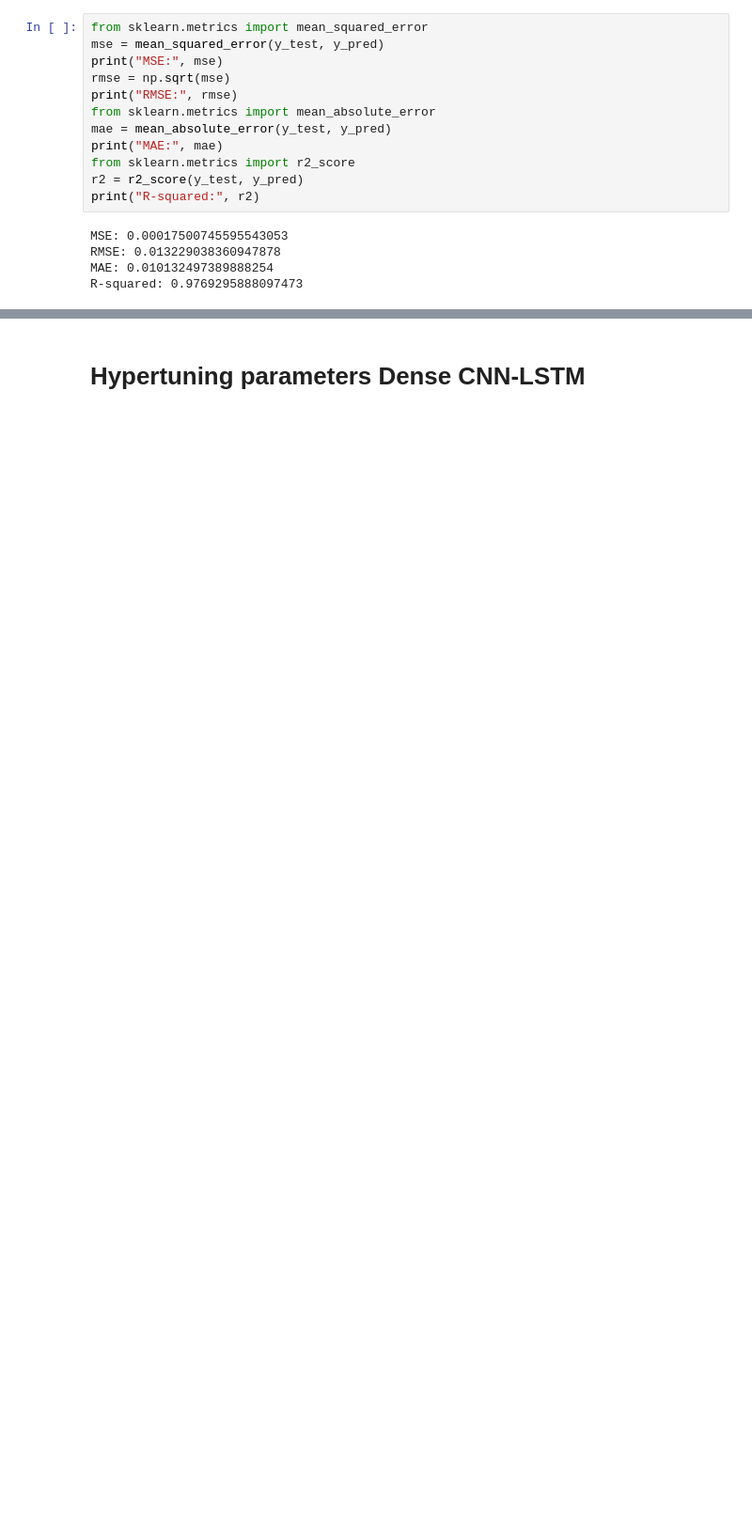
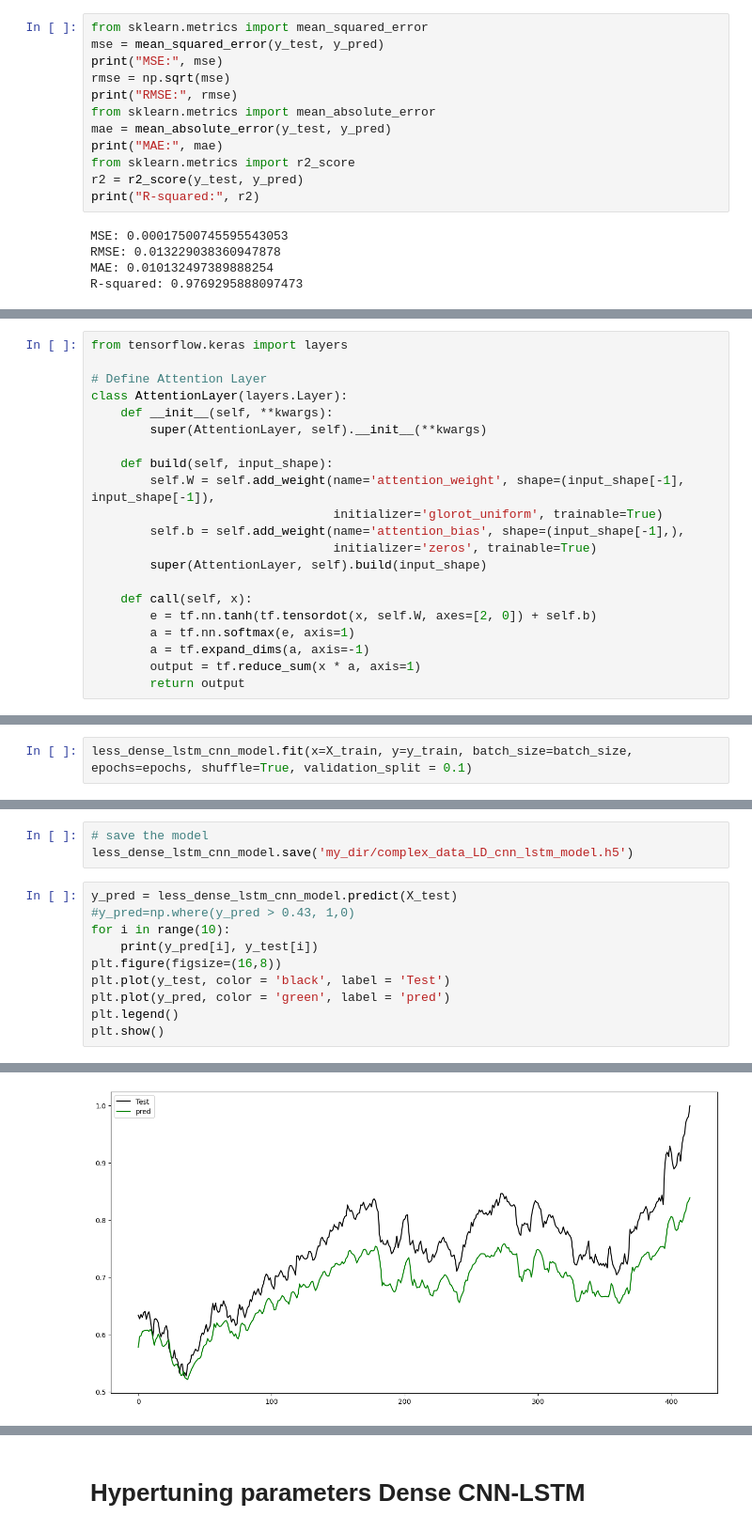
Before and after one commit to muditstja/Deep-learning, a Jupyter notebook: CNN_LSTM_stock_price_prediction.ipynb, the cells around one changed output, grey strips where cells are left out. Shown at 94% size. Cells and saved outputs as stored; diff of their text form; blank space fills up the shorter version.

```diff
--- a/CNN_LSTM_stock_price_prediction.ipynb
+++ b/CNN_LSTM_stock_price_prediction.ipynb
@@ -997,0 +1018,21 @@ R-squared: 0.9769295888097473
+# %%
+from tensorflow.keras import layers
+
+# Define Attention Layer
+class AttentionLayer(layers.Layer):
+    def __init__(self, **kwargs):
+        super(AttentionLayer, self).__init__(**kwargs)
+
+    def build(self, input_shape):
+        self.W = self.add_weight(name='attention_weight', shape=(input_shape[-1], input_shape[-1]),
+                                 initializer='glorot_uniform', trainable=True)
+        self.b = self.add_weight(name='attention_bias', shape=(input_shape[-1],),
+                                 initializer='zeros', trainable=True)
+        super(AttentionLayer, self).build(input_shape)
+
+    def call(self, x):
+        e = tf.nn.tanh(tf.tensordot(x, self.W, axes=[2, 0]) + self.b)
+        a = tf.nn.softmax(e, axis=1)
+        a = tf.expand_dims(a, axis=-1)
+        output = tf.reduce_sum(x * a, axis=1)
+        return output
@@ -997,0 +1104,2 @@ R-squared: 0.9769295888097473
+# %%
+less_dense_lstm_cnn_model.fit(x=X_train, y=y_train, batch_size=batch_size, epochs=epochs, shuffle=True, validation_split = 0.1)
@@ -997,0 +1112,14 @@ R-squared: 0.9769295888097473
+# %%
+# save the model
+less_dense_lstm_cnn_model.save('my_dir/complex_data_LD_cnn_lstm_model.h5')
+# %%
+y_pred = less_dense_lstm_cnn_model.predict(X_test)
+#y_pred=np.where(y_pred > 0.43, 1,0)
+for i in range(10):
+    print(y_pred[i], y_test[i])
+plt.figure(figsize=(16,8))
+plt.plot(y_test, color = 'black', label = 'Test')
+plt.plot(y_pred, color = 'green', label = 'pred')
+plt.legend()
+plt.show()
+# %% [output]
@@ -997,0 +1137 @@ R-squared: 0.9769295888097473
+[figure, added]
```
Also changed, not shown: parts of 36 cells of this notebook.
